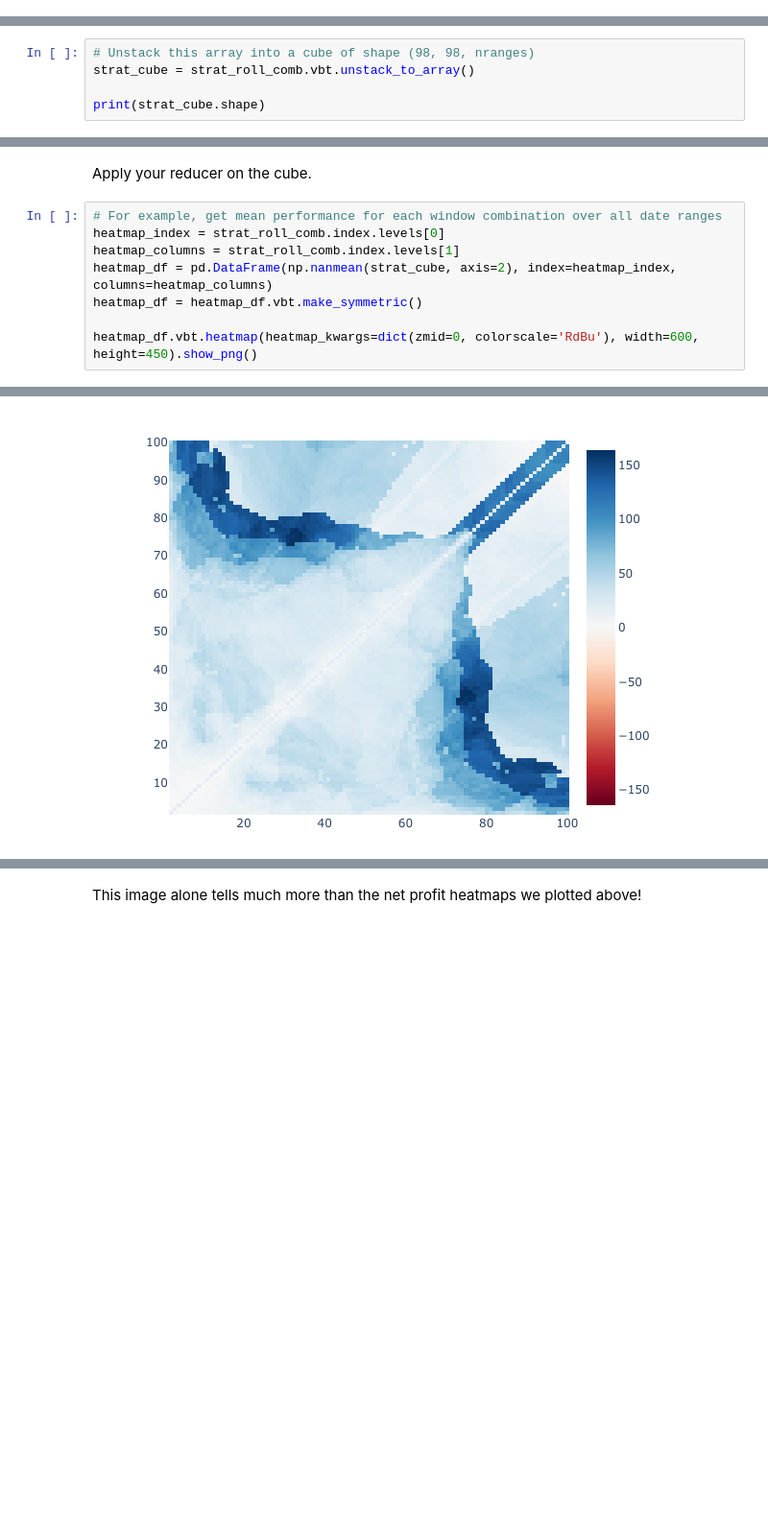
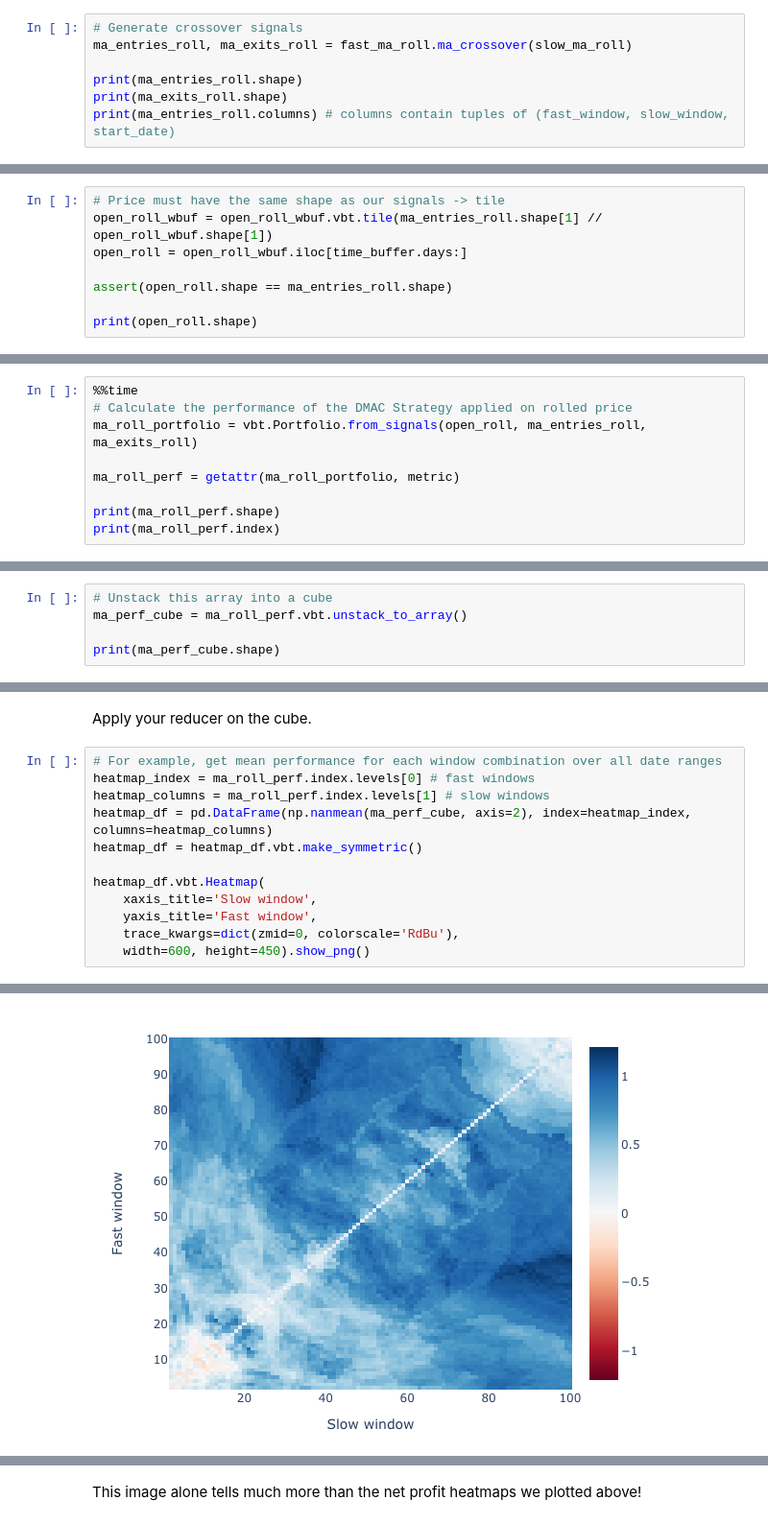
Before and after one commit to polakowo/vectorbt, a Jupyter notebook: examples/Bitcoin_DMAC.ipynb, the cells around one changed output, grey strips where cells are left out. Shown at 96% size. Cells and saved outputs as stored; diff of their text form; blank space fills up the shorter version.

```diff
--- a/examples/Bitcoin_DMAC.ipynb
+++ b/examples/Bitcoin_DMAC.ipynb
@@ -633,0 +653,7 @@ MultiIndex([( 2,   3,   0),
+# %%
+# Generate crossover signals
+ma_entries_roll, ma_exits_roll = fast_ma_roll.ma_crossover(slow_ma_roll)
+
+print(ma_entries_roll.shape)
+print(ma_exits_roll.shape)
+print(ma_entries_roll.columns) # columns contain tuples of (fast_window, slow_window, start_date)
@@ -633,0 +678,8 @@ MultiIndex([( 2,   3,   0),
+# %%
+# Price must have the same shape as our signals -> tile
+open_roll_wbuf = open_roll_wbuf.vbt.tile(ma_entries_roll.shape[1] // open_roll_wbuf.shape[1])
+open_roll = open_roll_wbuf.iloc[time_buffer.days:]
+
+assert(open_roll.shape == ma_entries_roll.shape)
+
+print(open_roll.shape)
@@ -633,0 +688,9 @@ MultiIndex([( 2,   3,   0),
+# %%
+%%time
+# Calculate the performance of the DMAC Strategy applied on rolled price
+ma_roll_portfolio = vbt.Portfolio.from_signals(open_roll, ma_entries_roll, ma_exits_roll)
+
+ma_roll_perf = getattr(ma_roll_portfolio, metric)
+
+print(ma_roll_perf.shape)
+print(ma_roll_perf.index)
@@ -634,6 +715,6 @@ MultiIndex([( 2,   3,   0),
 # %%
-# Unstack this array into a cube of shape (98, 98, nranges)
-strat_cube = strat_roll_comb.vbt.unstack_to_array()
+# Unstack this array into a cube
+ma_perf_cube = ma_roll_perf.vbt.unstack_to_array()
 
-print(strat_cube.shape)
+print(ma_perf_cube.shape)
 # %% [output]
@@ -642,12 +723,16 @@ print(strat_cube.shape)
 Apply your reducer on the cube.
 # %%
 # For example, get mean performance for each window combination over all date ranges
-heatmap_index = strat_roll_comb.index.levels[0]
-heatmap_columns = strat_roll_comb.index.levels[1]
-heatmap_df = pd.DataFrame(np.nanmean(strat_cube, axis=2), index=heatmap_index, columns=heatmap_columns)
+heatmap_index = ma_roll_perf.index.levels[0] # fast windows
+heatmap_columns = ma_roll_perf.index.levels[1] # slow windows
+heatmap_df = pd.DataFrame(np.nanmean(ma_perf_cube, axis=2), index=heatmap_index, columns=heatmap_columns)
 heatmap_df = heatmap_df.vbt.make_symmetric()
 
-heatmap_df.vbt.heatmap(heatmap_kwargs=dict(zmid=0, colorscale='RdBu'), width=600, height=450).show_png()
+heatmap_df.vbt.Heatmap(
+    xaxis_title='Slow window',
+    yaxis_title='Fast window',
+    trace_kwargs=dict(zmid=0, colorscale='RdBu'),
+    width=600, height=450).show_png()
 # %% [output]
 Mean of empty slice
-[figure, old version]
+[figure, new version]
```
Also changed, not shown: parts of 100 cells of this notebook, 11 other files.
